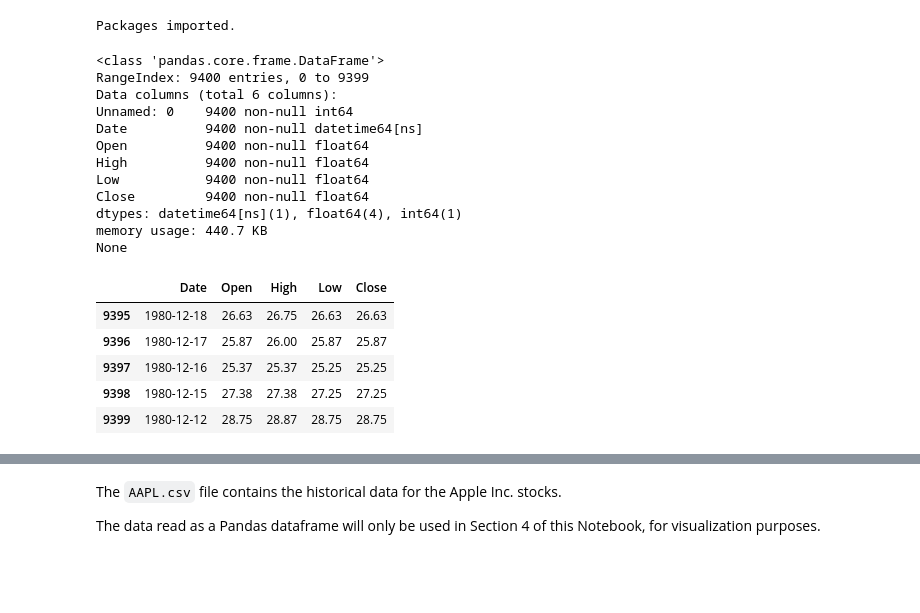
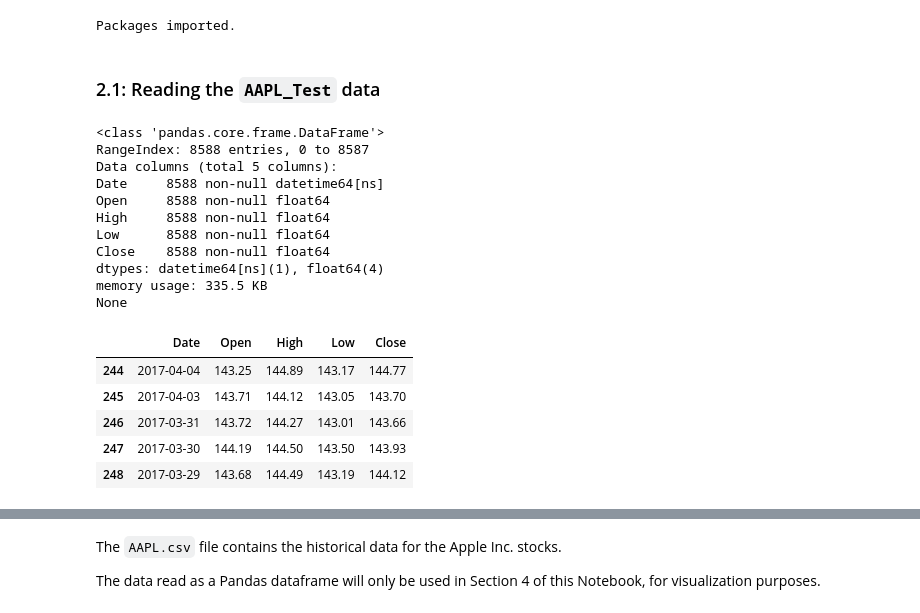
Before and after one commit to IBM/watson-stock-market-predictor, a Jupyter notebook: jupyter-notebooks/using-watson-machine-learning.ipynb, the cells around one changed output, grey strips where cells are left out. Saved outputs shown, nothing was run; the diff lists cells and outputs as text; code cells hidden in the pictures; blank space fills up the shorter version.

```diff
--- a/jupyter-notebooks/using-watson-machine-learning.ipynb
+++ b/jupyter-notebooks/using-watson-machine-learning.ipynb
@@ -87,29 +108,30 @@ import os
 print('Packages imported.')
 # %% [output]
 Packages imported.
+# %% [markdown]
+### 2.1: Reading the `AAPL_Test` data
 # %%
 # Loading the CSV file into a pandas dataframe, with the correct datatypes for each column
 dateparse = lambda dates: pd.datetime.strptime(dates, '%Y-%m-%d')
-df = pd.read_csv('AAPL.csv', parse_dates=['Date'], date_parser=dateparse)
+df_test = pd.read_csv('AAPL_Test.csv', parse_dates=['Date'], date_parser=dateparse)
 print(df.info())
-df = df[['Date','Open','High','Low','Close']]
-df.tail()
+df_test = df_test[['Date','Open','High','Low','Close']]
+df_test.tail()
 # %% [output]
 <class 'pandas.core.frame.DataFrame'>
-RangeIndex: 9400 entries, 0 to 9399
-Data columns (total 6 columns):
-Unnamed: 0    9400 non-null int64
-Date          9400 non-null datetime64[ns]
-Open          9400 non-null float64
-High          9400 non-null float64
-Low           9400 non-null float64
-Close         9400 non-null float64
-dtypes: datetime64[ns](1), float64(4), int64(1)
-memory usage: 440.7 KB
+RangeIndex: 8588 entries, 0 to 8587
+Data columns (total 5 columns):
+Date     8588 non-null datetime64[ns]
+Open     8588 non-null float64
+High     8588 non-null float64
+Low      8588 non-null float64
+Close    8588 non-null float64
+dtypes: datetime64[ns](1), float64(4)
+memory usage: 335.5 KB
 None
 |  | Date | Open | High | Low | Close |
-| 9395 | 1980-12-18 | 26.63 | 26.75 | 26.63 | 26.63 |
-| 9396 | 1980-12-17 | 25.87 | 26.00 | 25.87 | 25.87 |
-| 9397 | 1980-12-16 | 25.37 | 25.37 | 25.25 | 25.25 |
-| 9398 | 1980-12-15 | 27.38 | 27.38 | 27.25 | 27.25 |
-| 9399 | 1980-12-12 | 28.75 | 28.87 | 28.75 | 28.75 |
+| 244 | 2017-04-04 | 143.25 | 144.89 | 143.17 | 144.77 |
+| 245 | 2017-04-03 | 143.71 | 144.12 | 143.05 | 143.70 |
+| 246 | 2017-03-31 | 143.72 | 144.27 | 143.01 | 143.66 |
+| 247 | 2017-03-30 | 144.19 | 144.50 | 143.50 | 143.93 |
+| 248 | 2017-03-29 | 143.68 | 144.49 | 143.19 | 144.12 |
```
Also changed, not shown: parts of 29 cells of this notebook, 1 other file.
